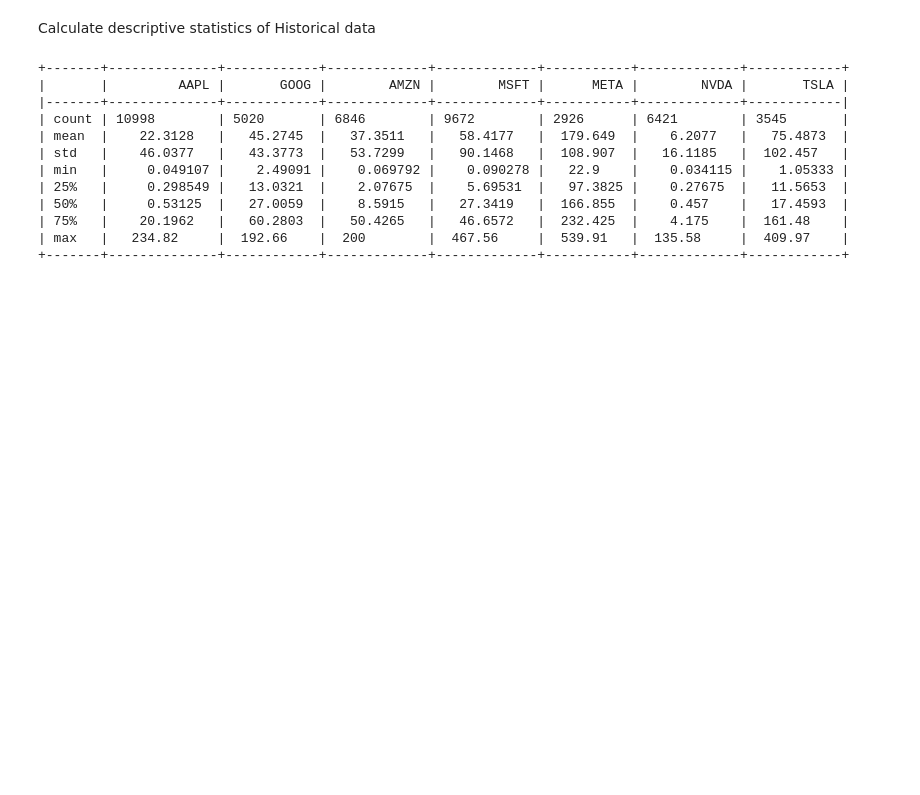
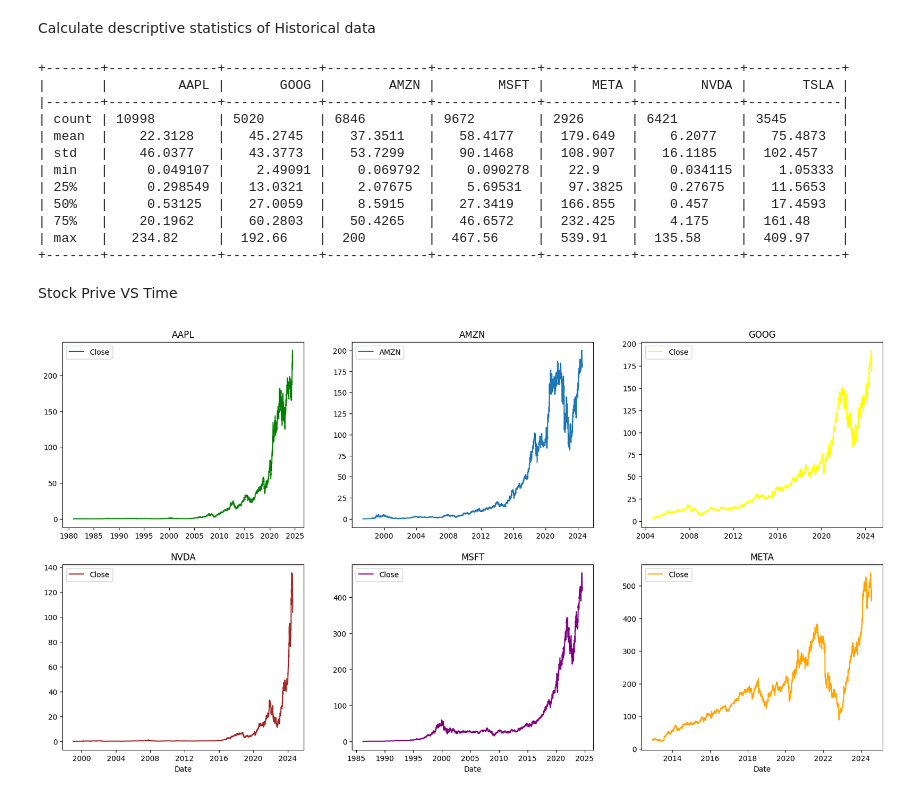
Before and after one commit to hanaDemma/Financial-News-and-Stock-Price-Integration-Analysis-Week-1, a Jupyter notebook: notebooks/newsandStockPrice.ipynb, the cells around one changed output. Cells and saved outputs as stored; diff of their text form; code cells hidden in the pictures; blank space fills up the shorter version.

Commit message:
stock price vs time

```diff
--- a/notebooks/newsandStockPrice.ipynb
+++ b/notebooks/newsandStockPrice.ipynb
@@ -458,3 +458,24 @@ print(tabulate(statisticsOfHistoricalData, headers='keys', tablefmt='psql'))
 | 75%   |    20.1962   |   60.2803  |   50.4265   |   46.6572   |  232.425  |    4.175    |  161.48    |
 | max   |   234.82     |  192.66    |  200        |  467.56     |  539.91   |  135.58     |  409.97    |
 +-------+--------------+------------+-------------+-------------+-----------+-------------+------------+
+# %% [markdown]
+Stock Prive VS Time
+# %%
+data_aapl['Date']=pd.to_datetime(data_aapl['Date'])
+data_goog['Date']=pd.to_datetime(data_goog['Date'])
+data_amzn['Date']=pd.to_datetime(data_amzn['Date'])
+data_msft['Date']=pd.to_datetime(data_msft['Date'])
+data_nvda['Date']=pd.to_datetime(data_nvda['Date'])
+data_meta['Date']=pd.to_datetime(data_meta['Date'])
+data_tesla['Date']=pd.to_datetime(data_tesla['Date'])
+# %%
+import sys
+import os
+
+scripts_path = os.path.abspath("../scripts")
+if scripts_path not in sys.path:
+    sys.path.append(scripts_path)
+from scripts.financialAnalysis import analysisClosingPriceWithDate
+analysisClosingPriceWithDate(data_aapl,data_amzn,data_goog,data_meta,data_msft,data_nvda)
+# %% [output]
+[figure, added]
```
Also changed, not shown: 1 other file.
